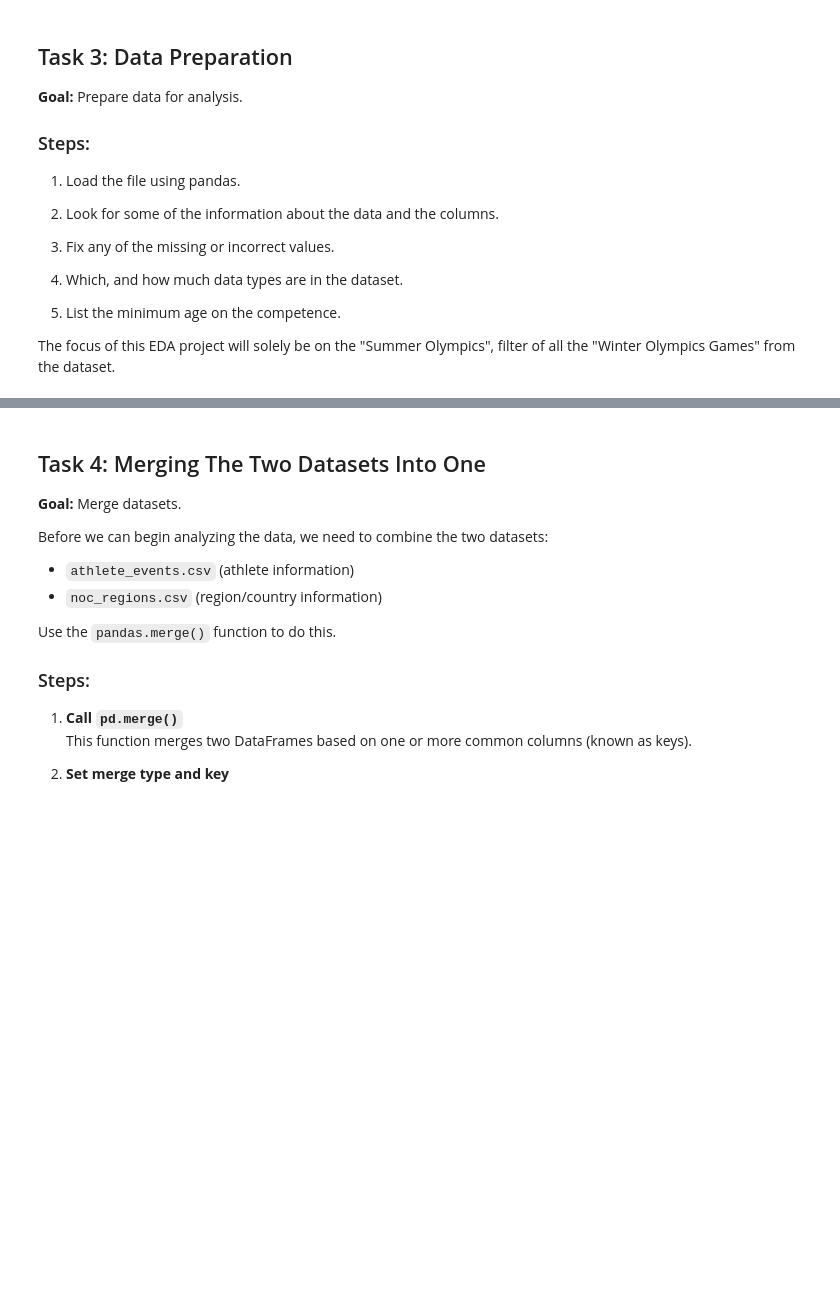
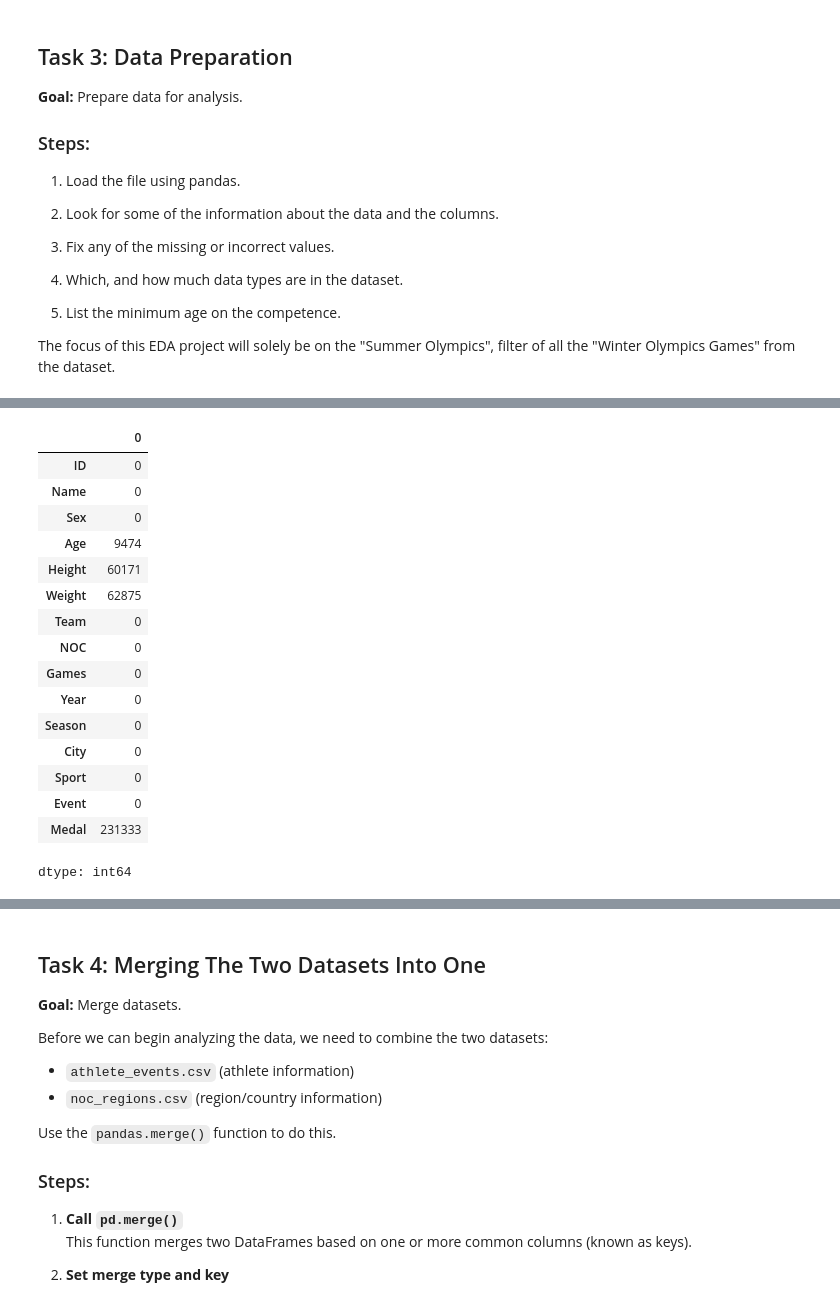
Before and after one commit to Mariannly/EPIC_5, a Jupyter notebook: Dorothy_Coding_Challenge/Stage_1/stage1.ipynb, the cells around one changed output, grey strips where cells are left out. Cells and saved outputs as stored; diff of their text form; code cells hidden in the pictures; blank space fills up the shorter version.

```diff
--- a/Dorothy_Coding_Challenge/Stage_1/stage1.ipynb
+++ b/Dorothy_Coding_Challenge/Stage_1/stage1.ipynb
@@ -174,0 +234,22 @@ regions_data = pd.read_csv(regions_data_filename)
+# %%
+# 3. Fixing values
+
+athelete_data.isnull().sum()
+# %% [output]
+|  | 0 |
+| ID | 0 |
+| Name | 0 |
+| Sex | 0 |
+| Age | 9474 |
+| Height | 60171 |
+| Weight | 62875 |
+| Team | 0 |
+| NOC | 0 |
+| Games | 0 |
+| Year | 0 |
+| Season | 0 |
+| City | 0 |
+| Sport | 0 |
+| Event | 0 |
+| Medal | 231333 |
+dtype: int64
```
Also changed, not shown: parts of 9 cells of this notebook.
